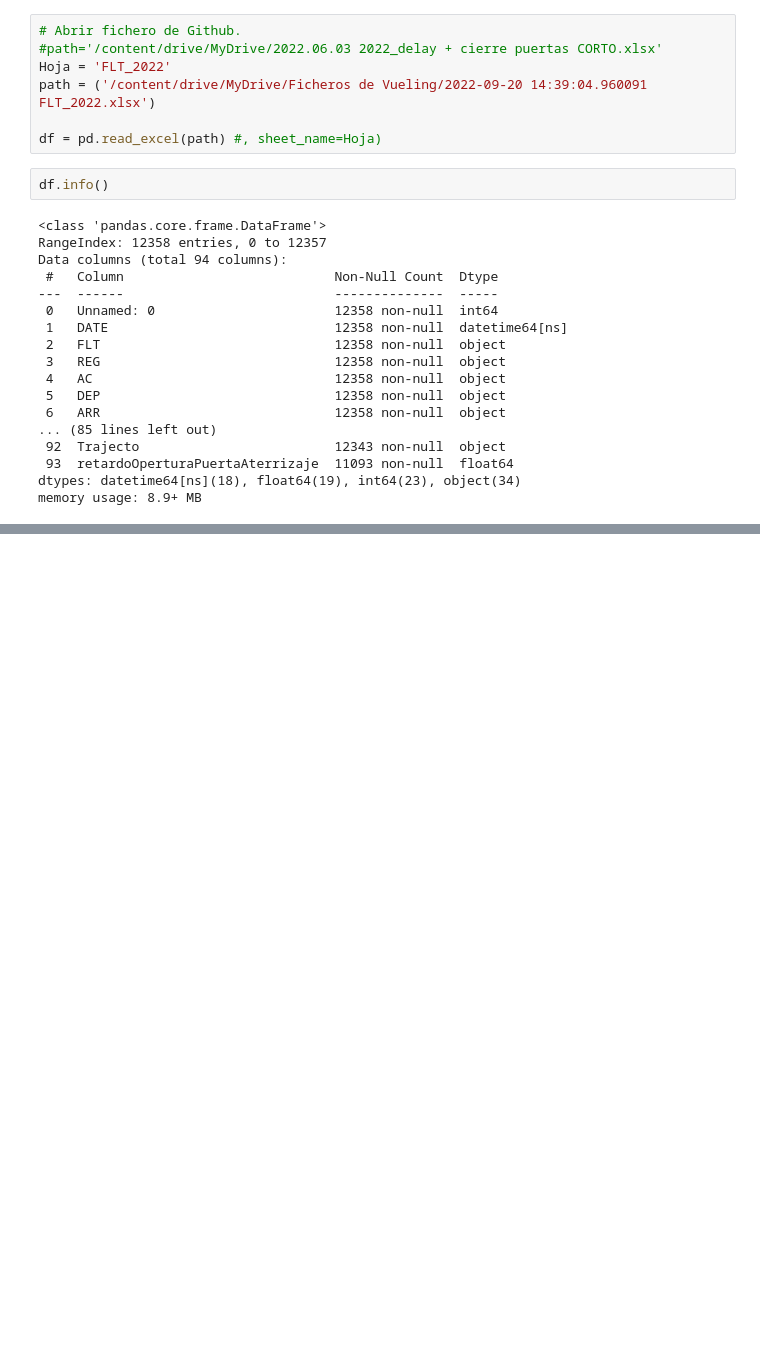
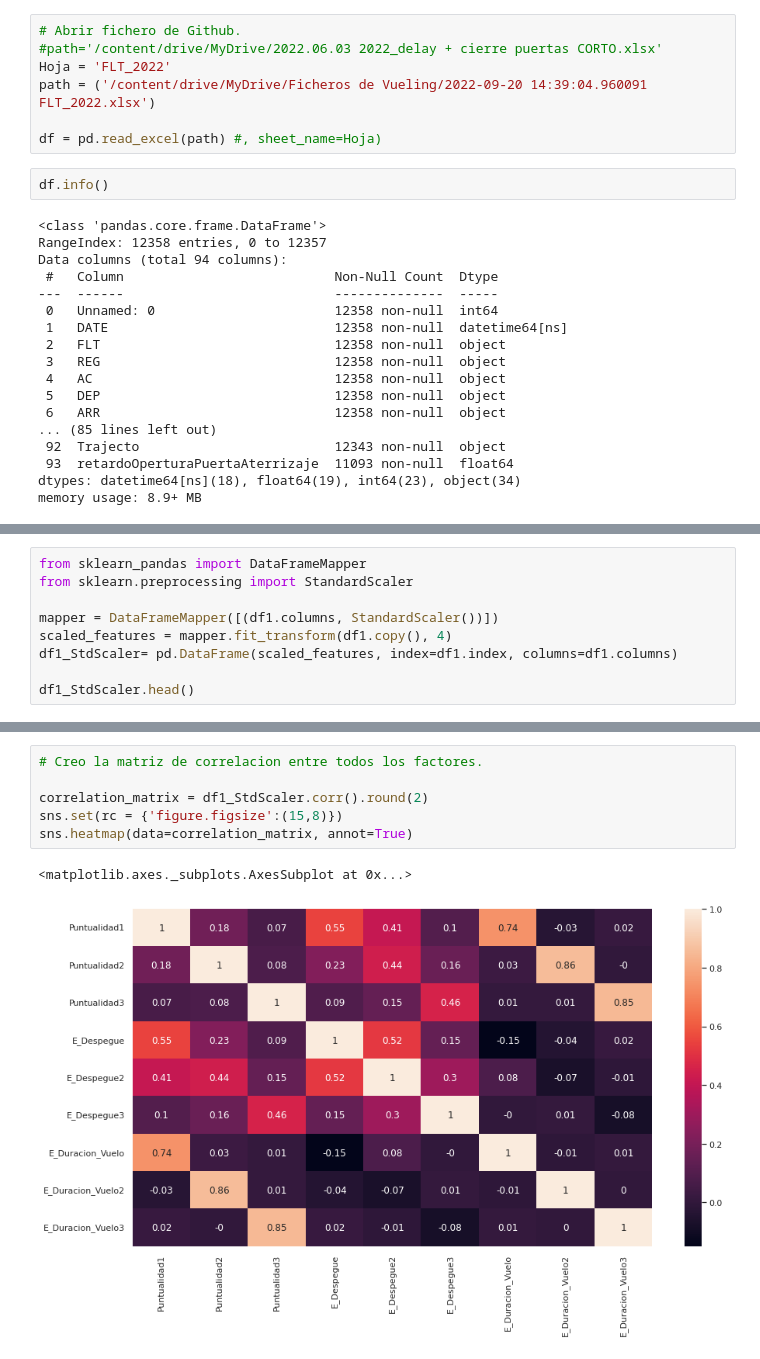
Before and after one commit to JMML2021/Avaluaci-final-per-passar-a-projecte, a Jupyter notebook: Companyia Aerea Algoritmes d’aprenentatge supervisat.ipynb, the cells around one changed output, grey strips where cells are left out. Cells and saved outputs as stored; diff of their text form; blank space fills up the shorter version.

```diff
--- a/Companyia Aerea Algoritmes d’aprenentatge supervisat.ipynb
+++ b/Companyia Aerea Algoritmes d’aprenentatge supervisat.ipynb
@@ -75,0 +94,9 @@ memory usage: 8.9+ MB
+# %%
+from sklearn_pandas import DataFrameMapper
+from sklearn.preprocessing import StandardScaler
+
+mapper = DataFrameMapper([(df1.columns, StandardScaler())])
+scaled_features = mapper.fit_transform(df1.copy(), 4)
+df1_StdScaler= pd.DataFrame(scaled_features, index=df1.index, columns=df1.columns)
+
+df1_StdScaler.head()
@@ -75,0 +110,9 @@ memory usage: 8.9+ MB
+# %%
+# Creo la matriz de correlacion entre todos los factores.
+
+correlation_matrix = df1_StdScaler.corr().round(2)
+sns.set(rc = {'figure.figsize':(15,8)})
+sns.heatmap(data=correlation_matrix, annot=True)
+# %% [output]
+<matplotlib.axes._subplots.AxesSubplot at 0x...>
+[figure, added]
```
Also changed, not shown: parts of 12 cells of this notebook.
